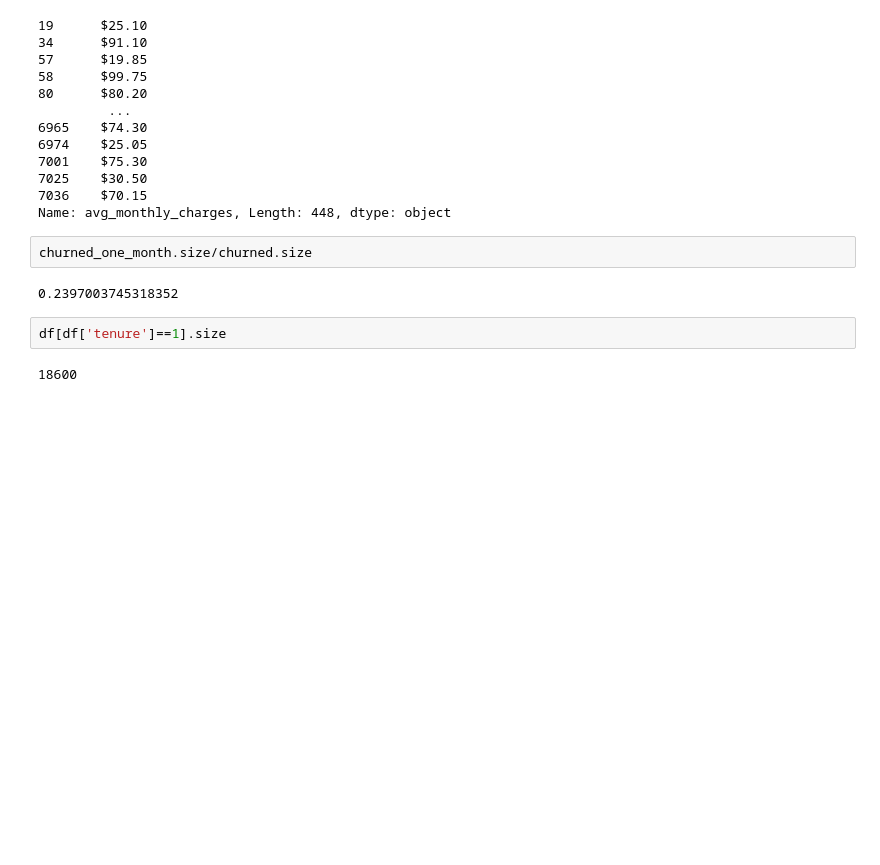
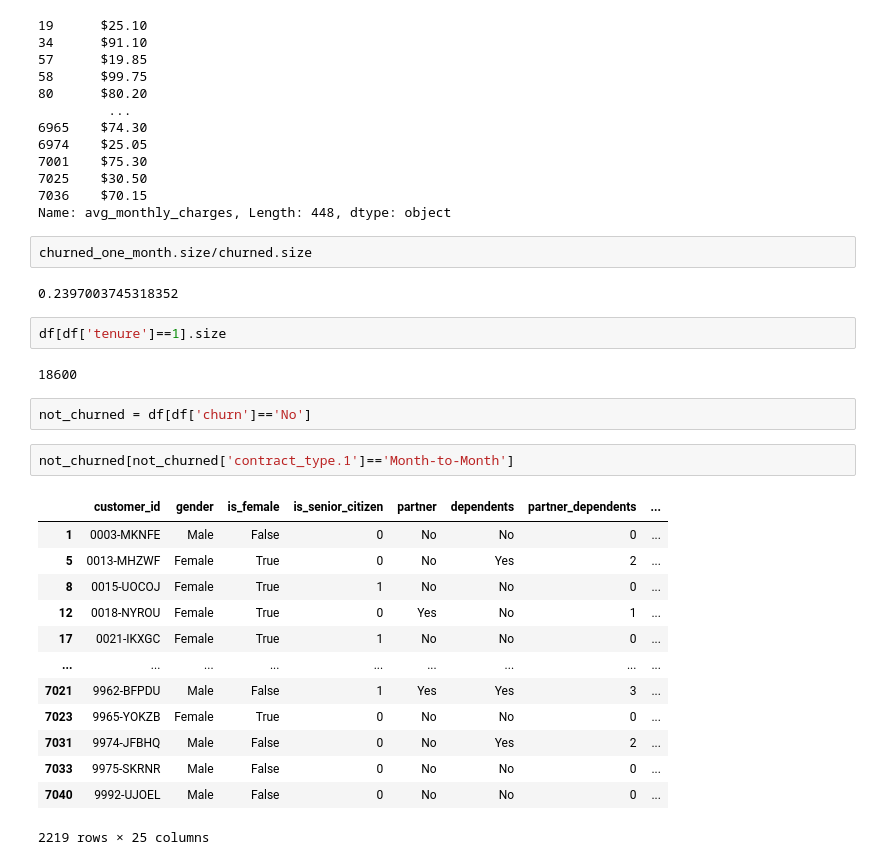
Before and after one commit to Joshua-C-Bryant/numpy-pandas-visualization-exercises, a Jupyter notebook: tel_co_project.ipynb, the cells around one changed output. Cells and saved outputs as stored; diff of their text form; blank space fills up the shorter version.

```diff
--- a/tel_co_project.ipynb
+++ b/tel_co_project.ipynb
@@ -132,3 +150,21 @@ churned_one_month.size/churned.size
 df[df['tenure']==1].size
 # %% [output]
 18600
+# %%
+not_churned = df[df['churn']=='No']
+# %%
+not_churned[not_churned['contract_type.1']=='Month-to-Month']
+# %% [output]
+|  | customer_id | gender | is_female | is_senior_citizen | partner | dependents | partner_dependents | ... |
+| 1 | 0003-MKNFE | Male | False | 0 | No | No | 0 | ... |
+| 5 | 0013-MHZWF | Female | True | 0 | No | Yes | 2 | ... |
+| 8 | 0015-UOCOJ | Female | True | 1 | No | No | 0 | ... |
+| 12 | 0018-NYROU | Female | True | 0 | Yes | No | 1 | ... |
+| 17 | 0021-IKXGC | Female | True | 1 | No | No | 0 | ... |
+| ... | ... | ... | ... | ... | ... | ... | ... | ... |
+| 7021 | 9962-BFPDU | Male | False | 1 | Yes | Yes | 3 | ... |
+| 7023 | 9965-YOKZB | Female | True | 0 | No | No | 0 | ... |
+| 7031 | 9974-JFBHQ | Male | False | 0 | No | Yes | 2 | ... |
+| 7033 | 9975-SKRNR | Male | False | 0 | No | No | 0 | ... |
+| 7040 | 9992-UJOEL | Male | False | 0 | No | No | 0 | ... |
+2219 rows × 25 columns
```
Also changed, not shown: parts of 4 cells of this notebook.
